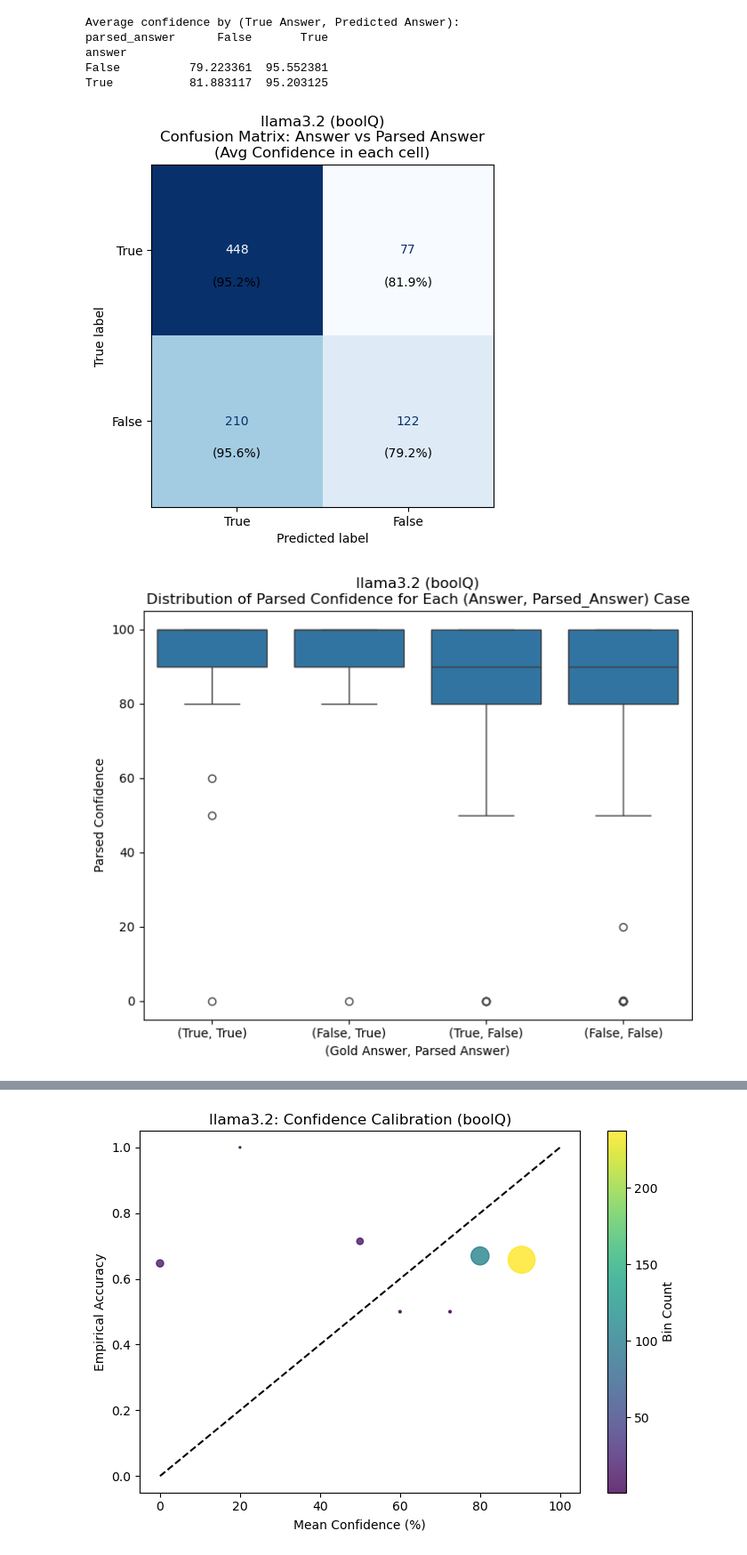
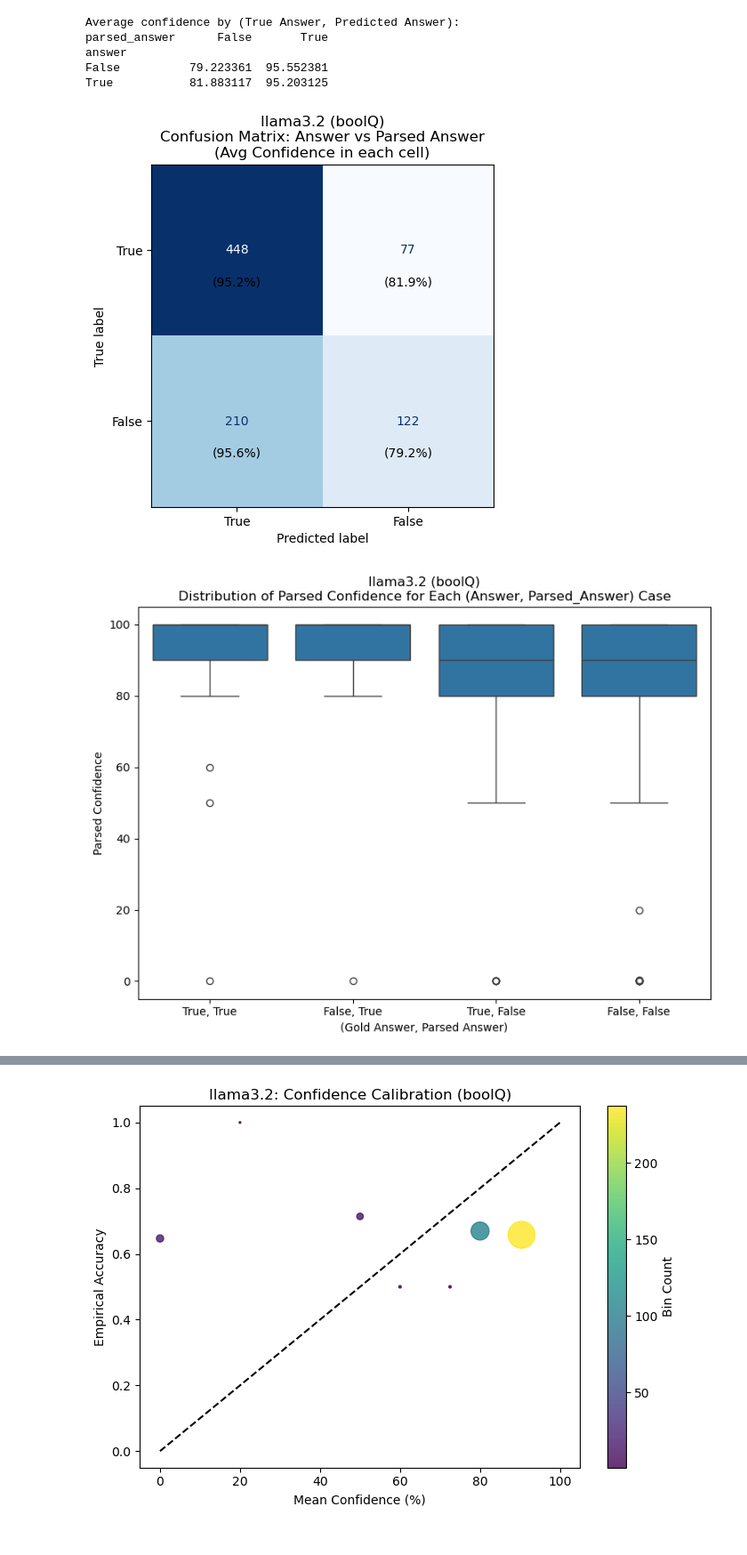
Before and after one commit to christian-hobelsberger/LLMUncertainty, a Jupyter notebook: analyze_confidence_output.ipynb, the cells around one changed output, grey strips where cells are left out. Shown at 89% size. Drawn from its saved outputs; the diff is of its cells as text; code cells hidden in the pictures.

```diff
--- a/analyze_confidence_output.ipynb
+++ b/analyze_confidence_output.ipynb
@@ -229,6 +229,8 @@ False          79.223361  95.552381
 True           81.883117  95.203125
 # %%
 # Confusion matrix with average confidence annotation
+from sklearn.metrics import confusion_matrix, ConfusionMatrixDisplay
+
 labels = ["True", "False"]
 cm = confusion_matrix(df_cm_valid["answer"].astype(str), df_cm_valid["parsed_answer"], labels=labels)
 
@@ -247,34 +249,38 @@ for i, true_label in enumerate(labels):
         try:
             if i == 0 and j == 0:  # True, True
                 avg = avg_conf.iloc[1, 1]  # True row, True column
             elif i == 0 and j == 1:  # True, False
                 avg = avg_conf.iloc[1, 0]  # True row, False column
             elif i == 1 and j == 0:  # False, True
                 avg = avg_conf.iloc[0, 1]  # False row, True column
             else:  # False, False
                 avg = avg_conf.iloc[0, 0]  # False row, False column
         except:
             avg = np.nan
 
         # Place confidence a bit lower (y+0.15)
         if not np.isnan(avg):
             ax.text(j, i + 0.15, f"({avg:.1f}%)", va='top', ha='center', color='black', fontsize=10)
 
 plt.title("llama3.2 (boolQ)\nConfusion Matrix: Answer vs Parsed Answer\n(Avg Confidence in each cell)")
 plt.savefig("figures/metrics/confidence_elicitation/confusion_matrix_answer_vs_parsed_answer.png")
 plt.show()
 
 # Distribution of confidence for all 4 cases
+# Create a case column for the boxplot
+df_cm_valid["case"] = df_cm_valid["answer"].astype(str) + ", " + df_cm_valid["parsed_answer"]
+
 plt.figure(figsize=(8, 6))
 sns.boxplot(x="case", y="parsed_confidence", data=df_cm_valid)
 plt.title("llama3.2 (boolQ)\nDistribution of Parsed Confidence for Each (Answer, Parsed_Answer) Case")
 plt.xlabel("(Gold Answer, Parsed Answer)")
 plt.ylabel("Parsed Confidence")
+plt.tight_layout()
 plt.savefig("figures/metrics/confidence_elicitation/parsed_confidence_distribution.png")
 plt.show()
 # %% [output]
 [figure]
-[figure, old version]
+[figure, new version]
 # %%
 # Calculate f1-score
 from sklearn.metrics import f1_score as sklearn_f1_score
```
Also changed, not shown: parts of 9 cells of this notebook, 7 other files.
